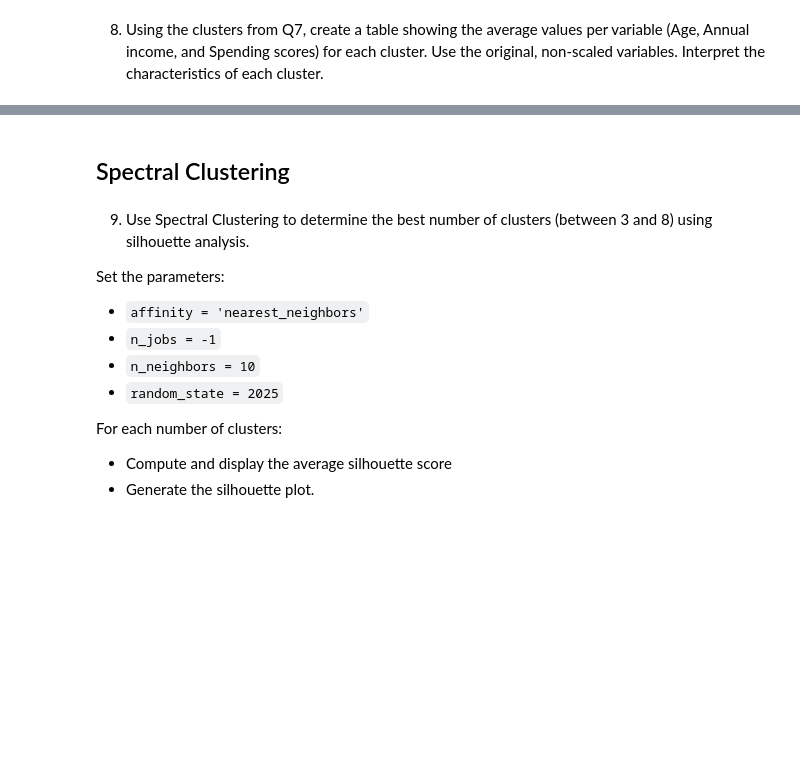
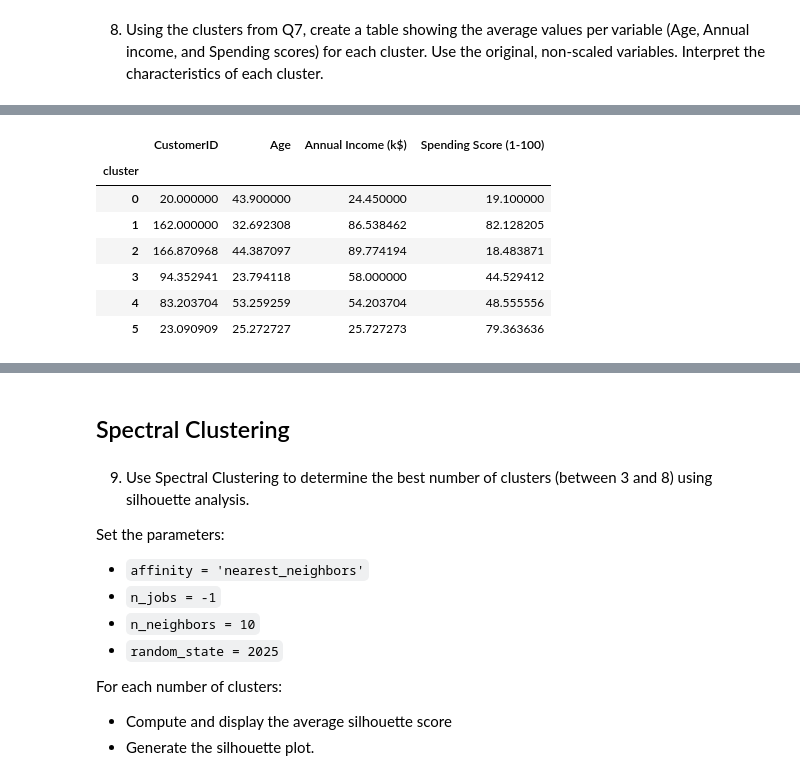
Before and after one commit to emilyberlinghoff/DS3000, a Jupyter notebook: Homework 8 - Clustering/251287809_H08.ipynb, the cells around one changed output, grey strips where cells are left out. Cells and saved outputs as stored; diff of their text form; code cells hidden in the pictures; blank space fills up the shorter version.

```diff
--- a/Homework 8 - Clustering/251287809_H08.ipynb
+++ b/Homework 8 - Clustering/251287809_H08.ipynb
@@ -230,0 +295,13 @@ For each number of clusters:
+# %%
+# Using the clusters from Q7, create a table showing the average values per variable for each cluster
+data_pd['cluster'] = cluster_labels
+data_pd.groupby('cluster').mean()
+# %% [output]
+|  | CustomerID | Age | Annual Income (k$) | Spending Score (1-100) |
+| cluster |  |  |  |  |
+| 0 | 20.000000 | 43.900000 | 24.450000 | 19.100000 |
+| 1 | 162.000000 | 32.692308 | 86.538462 | 82.128205 |
+| 2 | 166.870968 | 44.387097 | 89.774194 | 18.483871 |
+| 3 | 94.352941 | 23.794118 | 58.000000 | 44.529412 |
+| 4 | 83.203704 | 53.259259 | 54.203704 | 48.555556 |
+| 5 | 23.090909 | 25.272727 | 25.727273 | 79.363636 |
```
Also changed, not shown: parts of 10 cells of this notebook.
